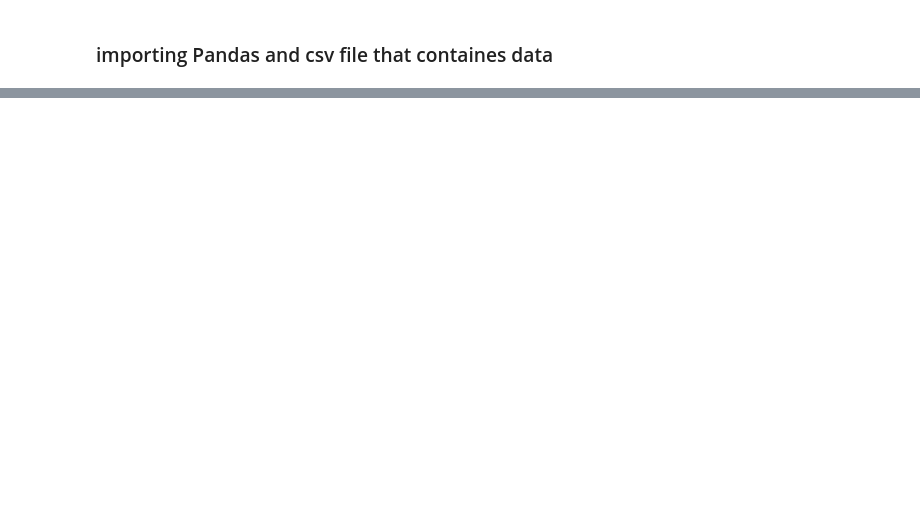
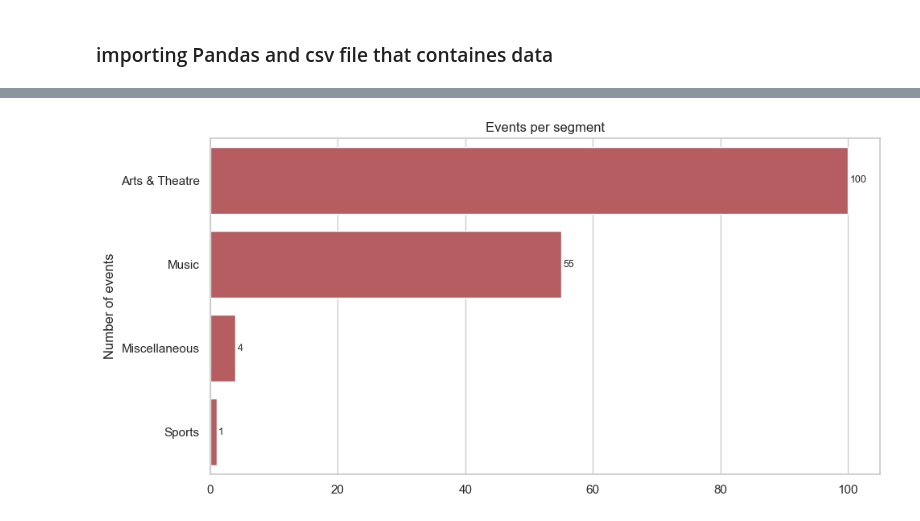
Before and after one commit to LisaYllander92/Visualization_project, a Jupyter notebook: eda/eda_mossad.ipynb, the cells around one changed output, grey strips where cells are left out. Drawn from its saved outputs; the diff is of its cells as text; code cells hidden in the pictures; blank space fills up the shorter version.

```diff
--- a/eda/eda_mossad.ipynb
+++ b/eda/eda_mossad.ipynb
@@ -29,0 +167,18 @@ print("="*90)
+# %%
+segment_count = df["segment"].value_counts()
+
+fig, ax = plt.subplots()
+sns.barplot(y=segment_count.index, x=segment_count.values, ax=ax, color="#C44E52", orient="h")
+ax.set_title("Events per segment")
+ax.set_ylabel("Number of events")
+ax.set_xlabel("")
+for i, v in enumerate(segment_count.values):
+    ax.text(v + 0.3, i, str(v), va="center", fontsize=9)
+
+plt.tight_layout()
+
+img_path = PROJECT_ROOT / "app" / "data" / "output" / "segment"
+plt.savefig(img_path, dpi=150, bbox_inches="tight")
+plt.show()
+# %% [output]
+[figure, added]
```
Also changed, not shown: parts of 9 cells of this notebook, 2 other files.
